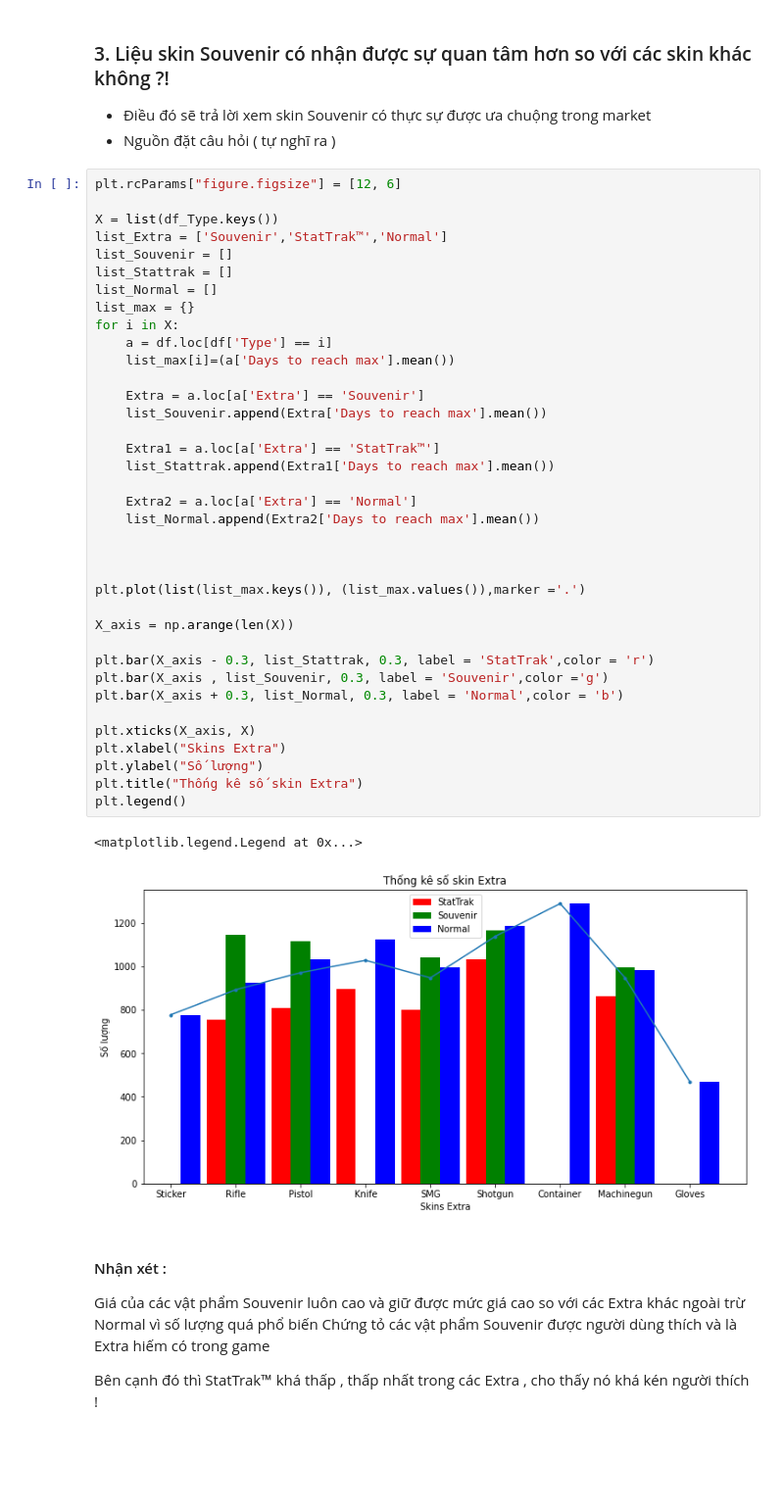
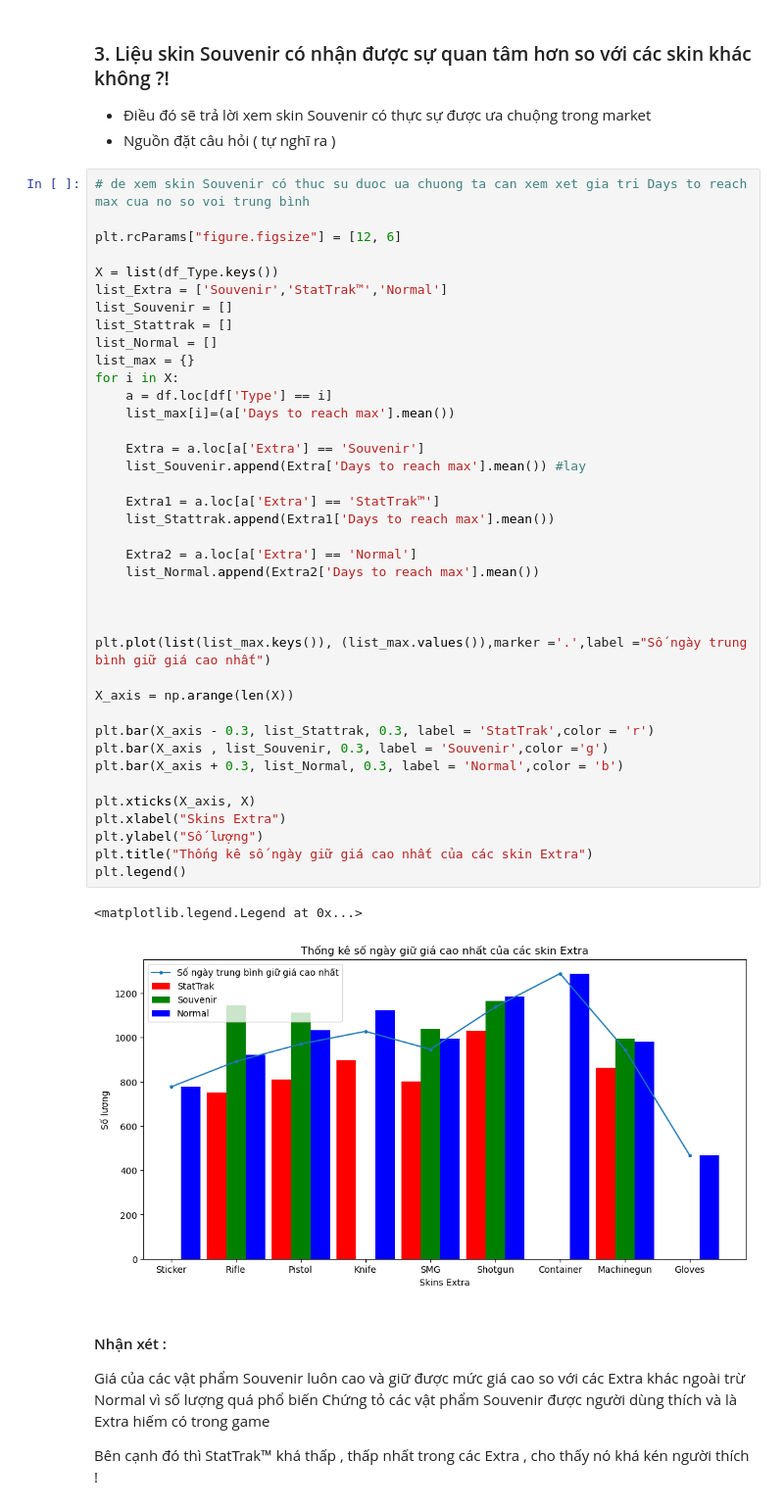
Before and after one commit to anhvuphamtan/CSGO-Market-Analysis, a Jupyter notebook: Data _Visualization.ipynb, the cells around one changed output. Shown at 98% size. Cells and saved outputs as stored; diff of their text form; blank space fills up the shorter version.

```diff
--- a/Data _Visualization.ipynb
+++ b/Data _Visualization.ipynb
@@ -136,6 +136,8 @@ plt.legend()
 - Điều đó sẽ trả lời xem skin Souvenir có thực sự được ưa chuộng trong market
 - Nguồn đặt câu hỏi ( tự nghĩ ra )
 # %%
+# de xem skin Souvenir có thuc su duoc ua chuong ta can xem xet gia tri Days to reach max cua no so voi trung bình
+
 plt.rcParams["figure.figsize"] = [12, 6]
 
 X = list(df_Type.keys())
@@ -144,37 +146,37 @@ list_Souvenir = []
 list_Stattrak = []
 list_Normal = []
 list_max = {}
 for i in X:
     a = df.loc[df['Type'] == i]
     list_max[i]=(a['Days to reach max'].mean())
 
     Extra = a.loc[a['Extra'] == 'Souvenir']
-    list_Souvenir.append(Extra['Days to reach max'].mean())
+    list_Souvenir.append(Extra['Days to reach max'].mean()) #lay
 
     Extra1 = a.loc[a['Extra'] == 'StatTrak™']
     list_Stattrak.append(Extra1['Days to reach max'].mean())
 
     Extra2 = a.loc[a['Extra'] == 'Normal']
     list_Normal.append(Extra2['Days to reach max'].mean())
 
 
 
-plt.plot(list(list_max.keys()), (list_max.values()),marker ='.')
+plt.plot(list(list_max.keys()), (list_max.values()),marker ='.',label ="Số ngày trung bình giữ giá cao nhất")
 
 X_axis = np.arange(len(X))
 
 plt.bar(X_axis - 0.3, list_Stattrak, 0.3, label = 'StatTrak',color = 'r')
 plt.bar(X_axis , list_Souvenir, 0.3, label = 'Souvenir',color ='g')
 plt.bar(X_axis + 0.3, list_Normal, 0.3, label = 'Normal',color = 'b')
 
 plt.xticks(X_axis, X)
 plt.xlabel("Skins Extra")
 plt.ylabel("Số lượng")
-plt.title("Thống kê số skin Extra")
+plt.title("Thống kê số ngày giữ giá cao nhất của các skin Extra")
 plt.legend()
 # %% [output]
 <matplotlib.legend.Legend at 0x...>
-[figure, old version]
+[figure, new version]
 # %% [markdown]
 #### Nhận xét :
 
```
Also changed, not shown: parts of 6 cells of this notebook.
